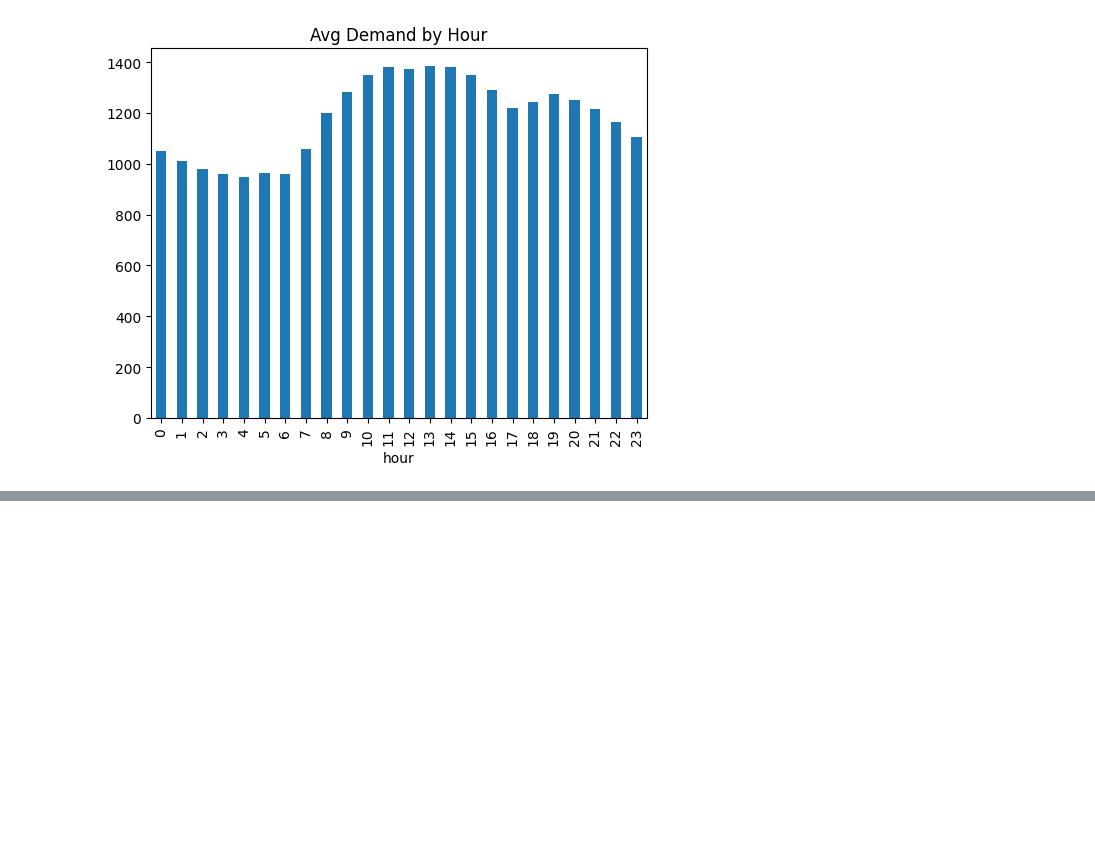
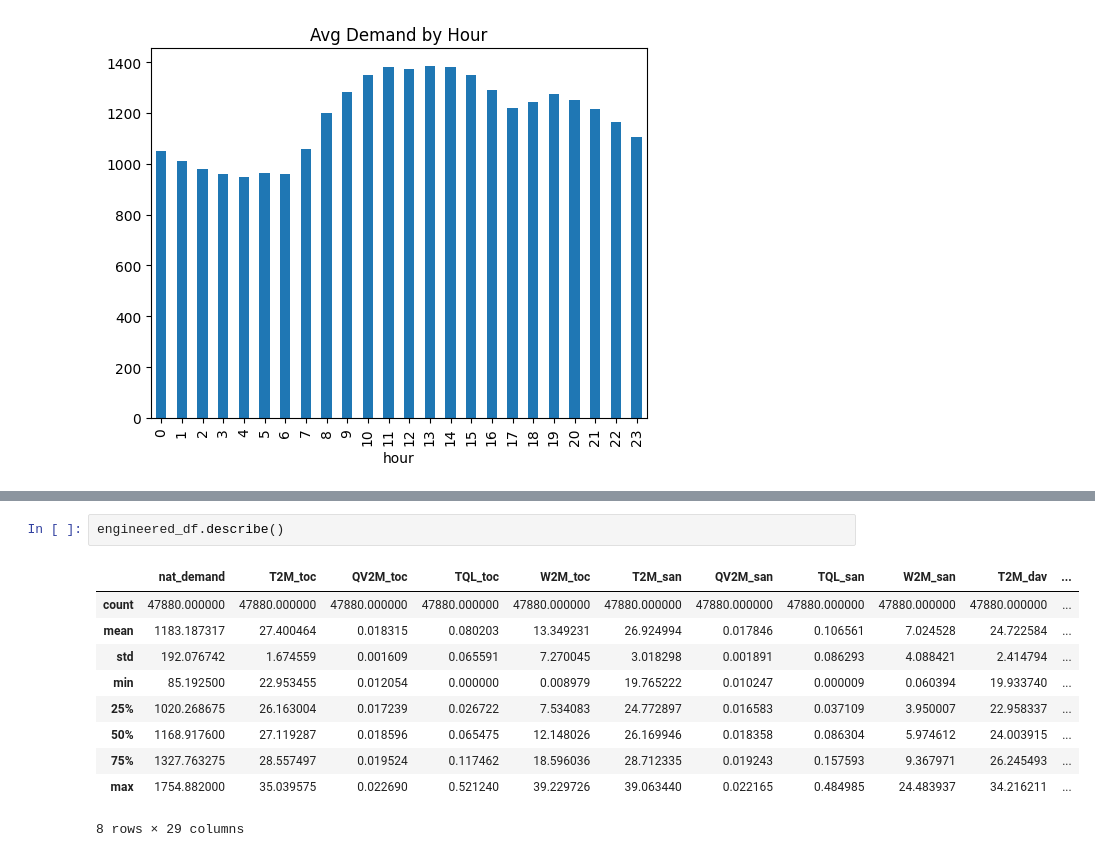
Before and after one commit to utkarshsrivastava94/data_science, a Jupyter notebook: load_forecasting_project/data_cleaner.ipynb, the cells around one changed output, grey strips where cells are left out. Drawn from its saved outputs; the diff is of its cells as text; blank space fills up the shorter version.

```diff
--- a/load_forecasting_project/data_cleaner.ipynb
+++ b/load_forecasting_project/data_cleaner.ipynb
@@ -135,0 +124,13 @@ continuous_df.groupby('hour')['nat_demand'].mean().plot(kind='bar', title="Avg D
+# %%
+engineered_df.describe()
+# %% [output]
+|  | nat_demand | T2M_toc | QV2M_toc | TQL_toc | W2M_toc | T2M_san | QV2M_san | TQL_san | W2M_san | T2M_dav | ... |
+| count | 47880.000000 | 47880.000000 | 47880.000000 | 47880.000000 | 47880.000000 | 47880.000000 | 47880.000000 | 47880.000000 | 47880.000000 | 47880.000000 | ... |
+| mean | 1183.187317 | 27.400464 | 0.018315 | 0.080203 | 13.349231 | 26.924994 | 0.017846 | 0.106561 | 7.024528 | 24.722584 | ... |
+| std | 192.076742 | 1.674559 | 0.001609 | 0.065591 | 7.270045 | 3.018298 | 0.001891 | 0.086293 | 4.088421 | 2.414794 | ... |
+| min | 85.192500 | 22.953455 | 0.012054 | 0.000000 | 0.008979 | 19.765222 | 0.010247 | 0.000009 | 0.060394 | 19.933740 | ... |
+| 25% | 1020.268675 | 26.163004 | 0.017239 | 0.026722 | 7.534083 | 24.772897 | 0.016583 | 0.037109 | 3.950007 | 22.958337 | ... |
+| 50% | 1168.917600 | 27.119287 | 0.018596 | 0.065475 | 12.148026 | 26.169946 | 0.018358 | 0.086304 | 5.974612 | 24.003915 | ... |
+| 75% | 1327.763275 | 28.557497 | 0.019524 | 0.117462 | 18.596036 | 28.712335 | 0.019243 | 0.157593 | 9.367971 | 26.245493 | ... |
+| max | 1754.882000 | 35.039575 | 0.022690 | 0.521240 | 39.229726 | 39.063440 | 0.022165 | 0.484985 | 24.483937 | 34.216211 | ... |
+8 rows × 29 columns
```
Also changed, not shown: parts of 15 cells of this notebook, 2 other files.
